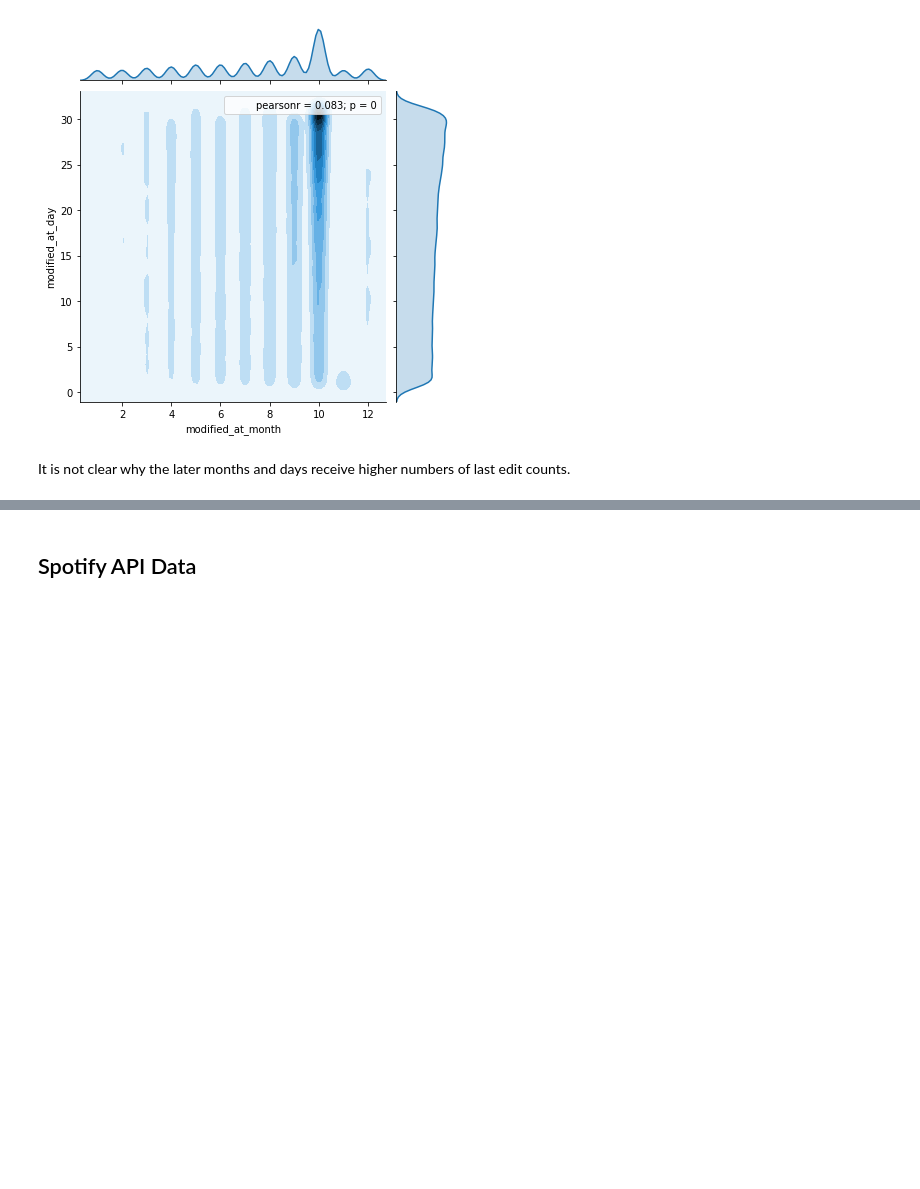
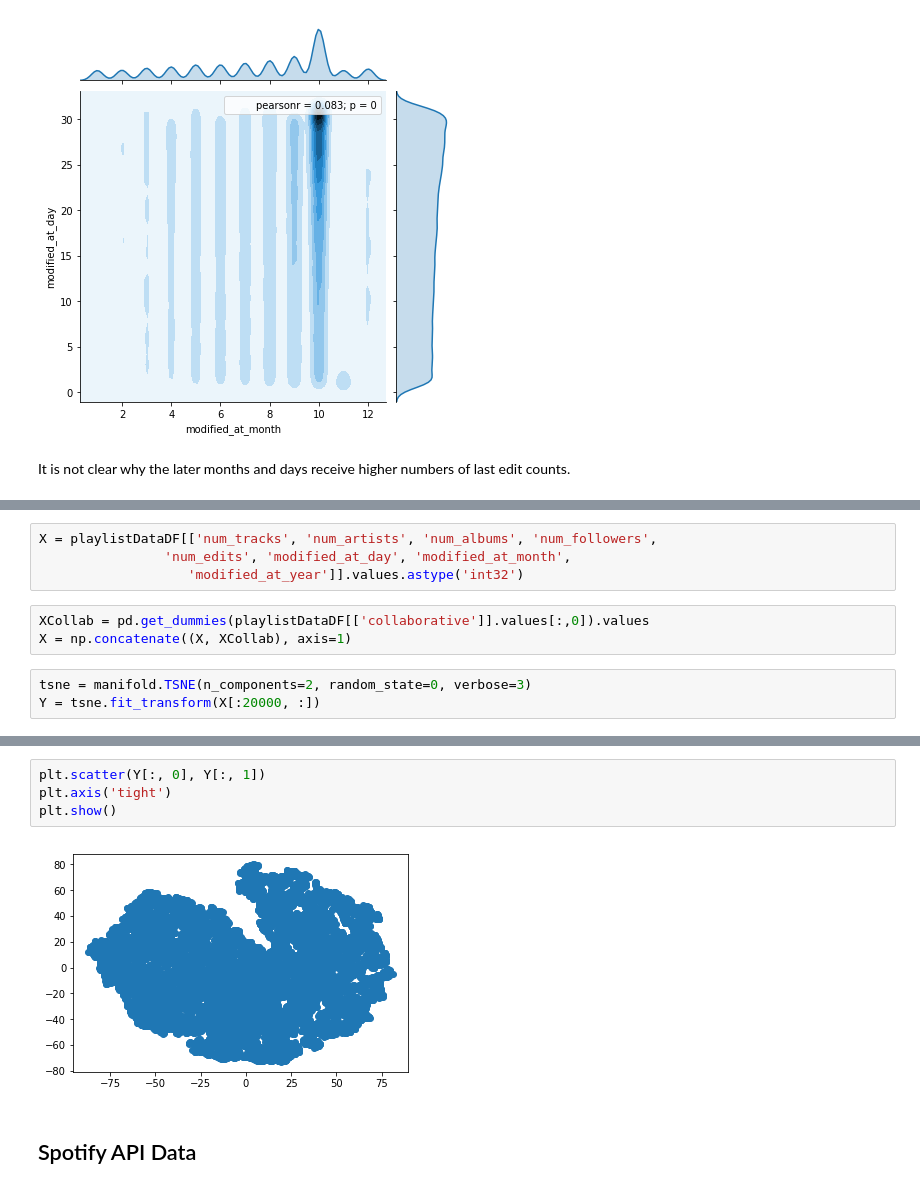
Before and after one commit to adamkhazi/one-million-playlists, a Jupyter notebook: exploration/basic.ipynb, the cells around one changed output, grey strips where cells are left out. Saved outputs shown, nothing was run; the diff lists cells and outputs as text; blank space fills up the shorter version.

Commit message:
tsne and track api cache

```diff
--- a/exploration/basic.ipynb
+++ b/exploration/basic.ipynb
@@ -689,0 +694,10 @@ It is not clear why the later months and days receive higher numbers of last edi
+# %%
+X = playlistDataDF[['num_tracks', 'num_artists', 'num_albums', 'num_followers',
+                'num_edits', 'modified_at_day', 'modified_at_month',
+                   'modified_at_year']].values.astype('int32')
+# %%
+XCollab = pd.get_dummies(playlistDataDF[['collaborative']].values[:,0]).values
+X = np.concatenate((X, XCollab), axis=1)
+# %%
+tsne = manifold.TSNE(n_components=2, random_state=0, verbose=3)
+Y = tsne.fit_transform(X[:20000, :])
@@ -690,3 +722,9 @@ It is not clear why the later months and days receive higher numbers of last edi
+# %%
+plt.scatter(Y[:, 0], Y[:, 1])
+plt.axis('tight')
+plt.show()
+# %% [output]
+[figure, added]
 # %% [markdown]
 ## Spotify API Data
 # %%
```
Also changed, not shown: parts of 3 cells of this notebook, 1 other file.
